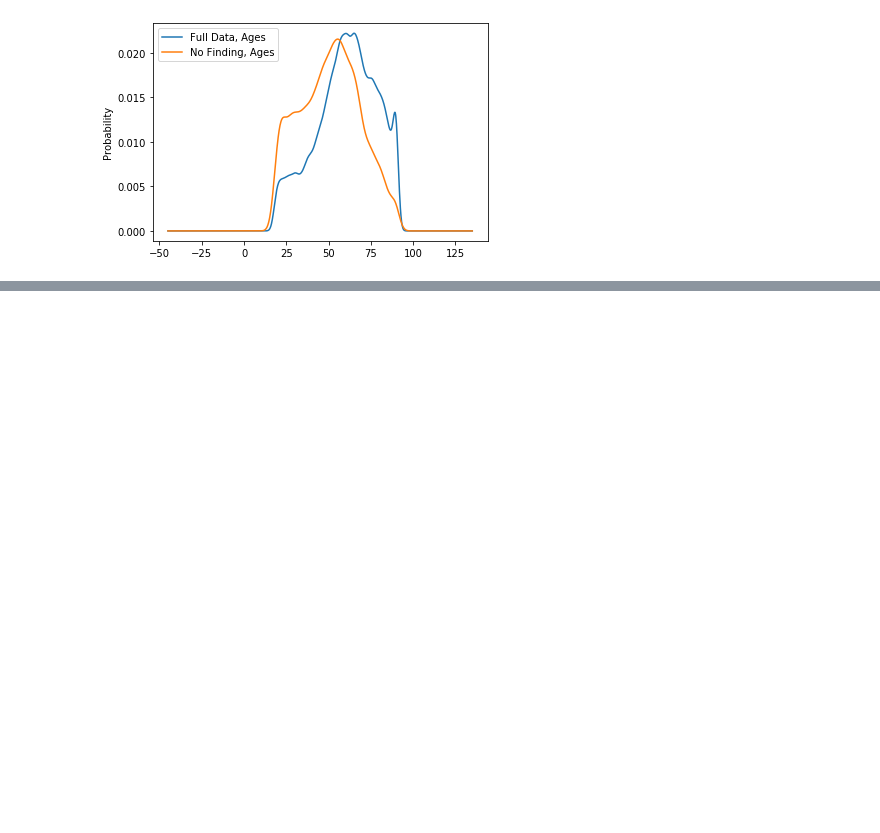
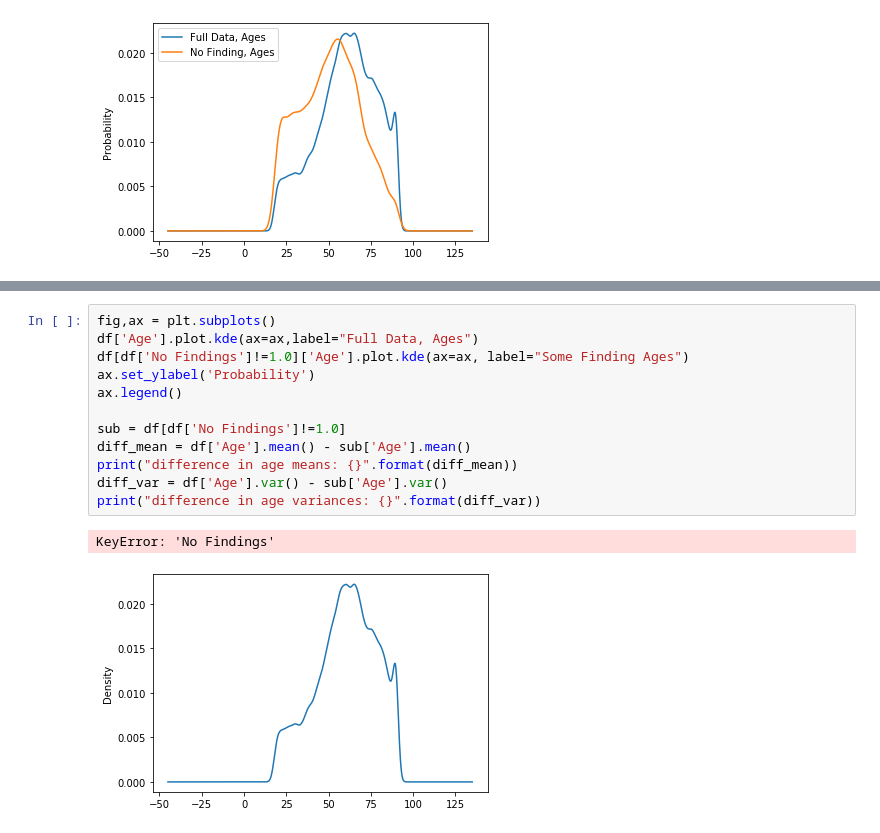
Before and after one commit to peterdobbs77/statistical_simulation, a Jupyter notebook: InvestigatingCheXpert.ipynb, the cells around one changed output, grey strips where cells are left out. Cells and saved outputs as stored; diff of their text form; blank space fills up the shorter version.

```diff
--- a/InvestigatingCheXpert.ipynb
+++ b/InvestigatingCheXpert.ipynb
@@ -75,0 +93,15 @@ difference in age variances: -24.549256473406274
+# %%
+fig,ax = plt.subplots()
+df['Age'].plot.kde(ax=ax,label="Full Data, Ages")
+df[df['No Findings']!=1.0]['Age'].plot.kde(ax=ax, label="Some Finding Ages")
+ax.set_ylabel('Probability')
+ax.legend()
+
+sub = df[df['No Findings']!=1.0]
+diff_mean = df['Age'].mean() - sub['Age'].mean()
+print("difference in age means: {}".format(diff_mean))
+diff_var = df['Age'].var() - sub['Age'].var()
+print("difference in age variances: {}".format(diff_var))
+# %% [output]
+KeyError: 'No Findings'
+[figure, added]
```
Also changed, not shown: parts of 9 cells of this notebook, 1 other file.
